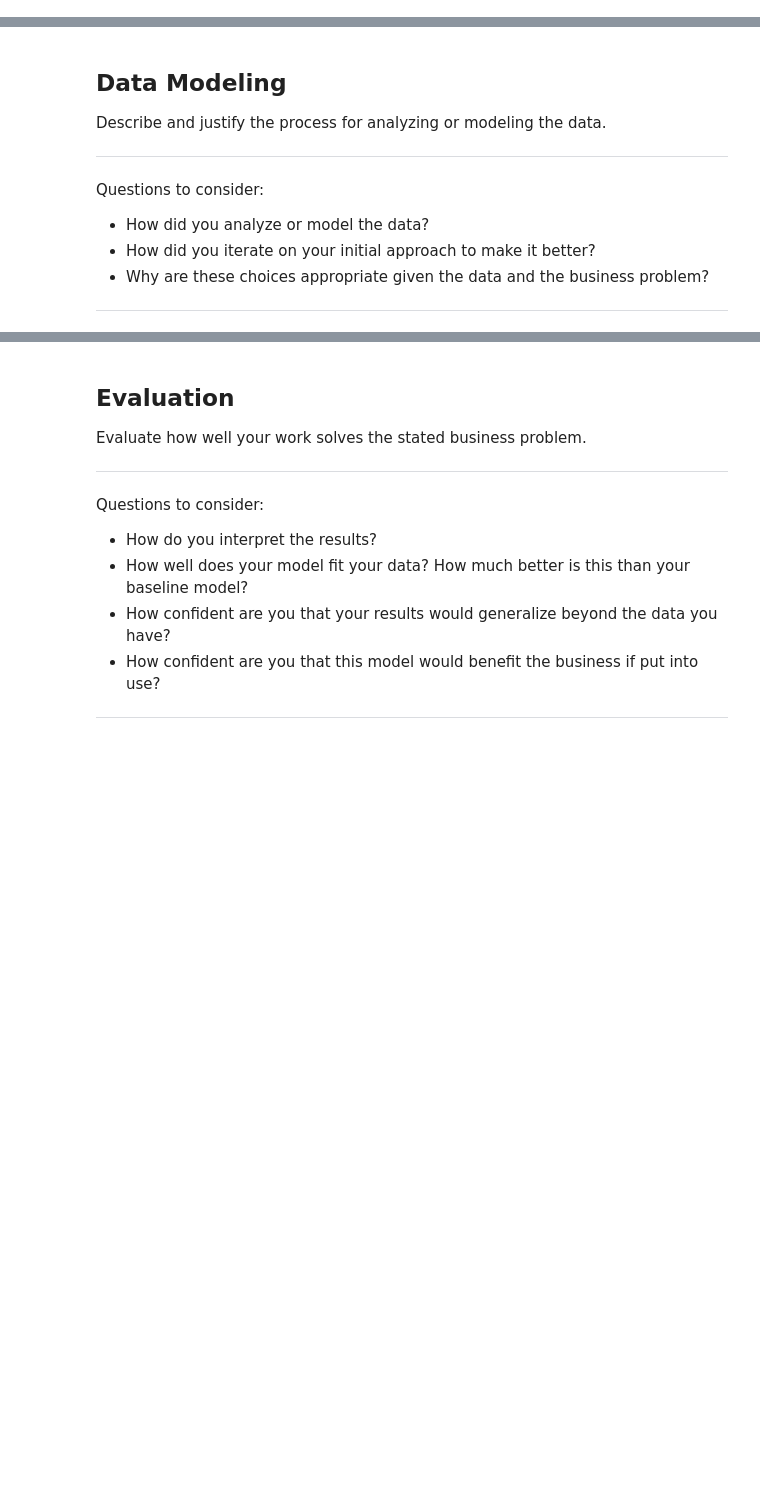
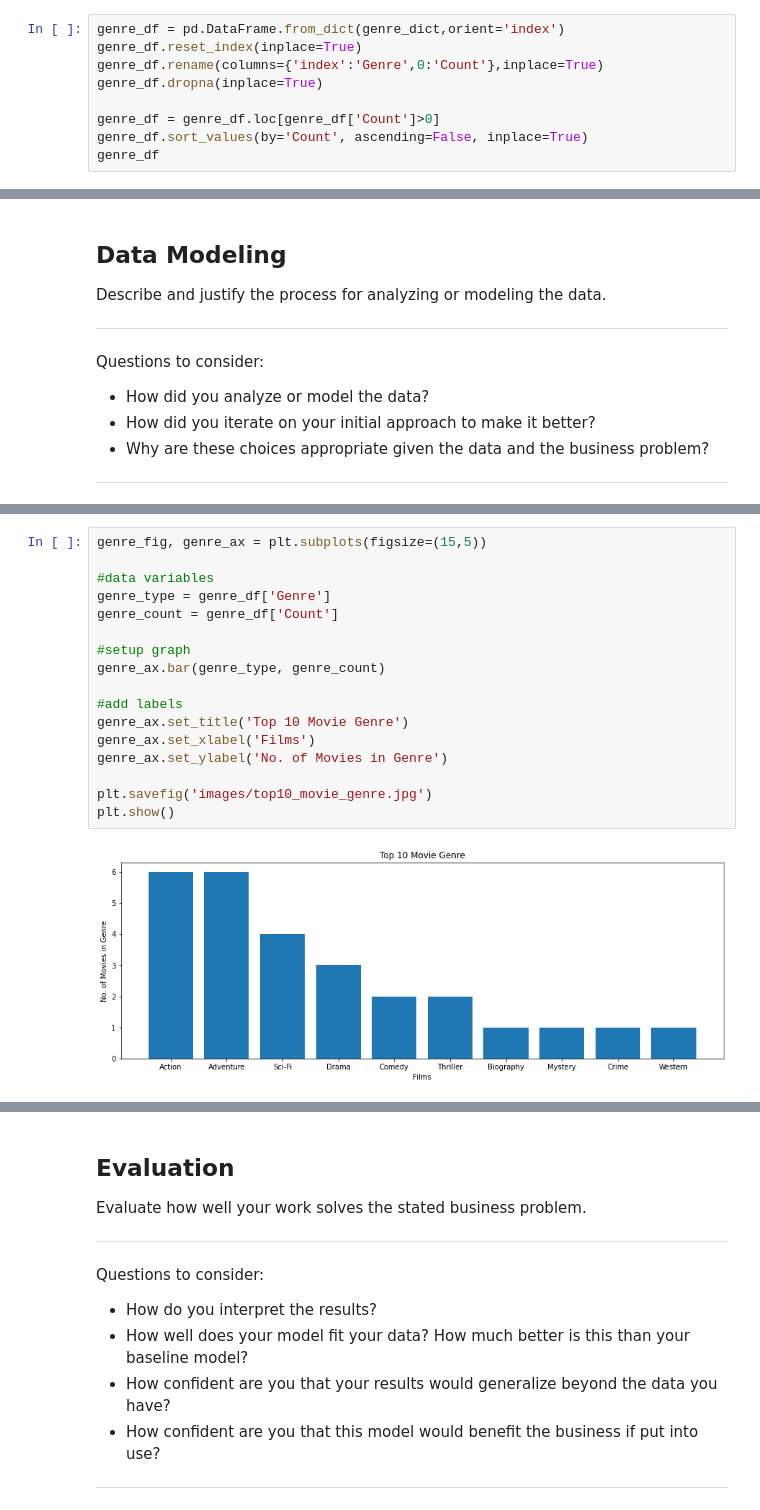
Before and after one commit to wong-ricky/Microsoft-Movie_Analysis, a Jupyter notebook: movie-analysis.ipynb, the cells around one changed output, grey strips where cells are left out. Cells and saved outputs as stored; diff of their text form; blank space fills up the shorter version.

```diff
--- a/movie-analysis.ipynb
+++ b/movie-analysis.ipynb
@@ -352,0 +350,9 @@ bom_movie_gross_df.head(20)
+# %%
+genre_df = pd.DataFrame.from_dict(genre_dict,orient='index')
+genre_df.reset_index(inplace=True)
+genre_df.rename(columns={'index':'Genre',0:'Count'},inplace=True)
+genre_df.dropna(inplace=True)
+
+genre_df = genre_df.loc[genre_df['Count']>0]
+genre_df.sort_values(by='Count', ascending=False, inplace=True)
+genre_df
@@ -379,0 +454,19 @@ plt.show()
+# %%
+genre_fig, genre_ax = plt.subplots(figsize=(15,5))
+
+#data variables
+genre_type = genre_df['Genre']
+genre_count = genre_df['Count']
+
+#setup graph
+genre_ax.bar(genre_type, genre_count)
+
+#add labels
+genre_ax.set_title('Top 10 Movie Genre')
+genre_ax.set_xlabel('Films')
+genre_ax.set_ylabel('No. of Movies in Genre')
+
+plt.savefig('images/top10_movie_genre.jpg')
+plt.show()
+# %% [output]
+[figure, added]
```
Also changed, not shown: parts of 22 cells of this notebook, 4 other files.
